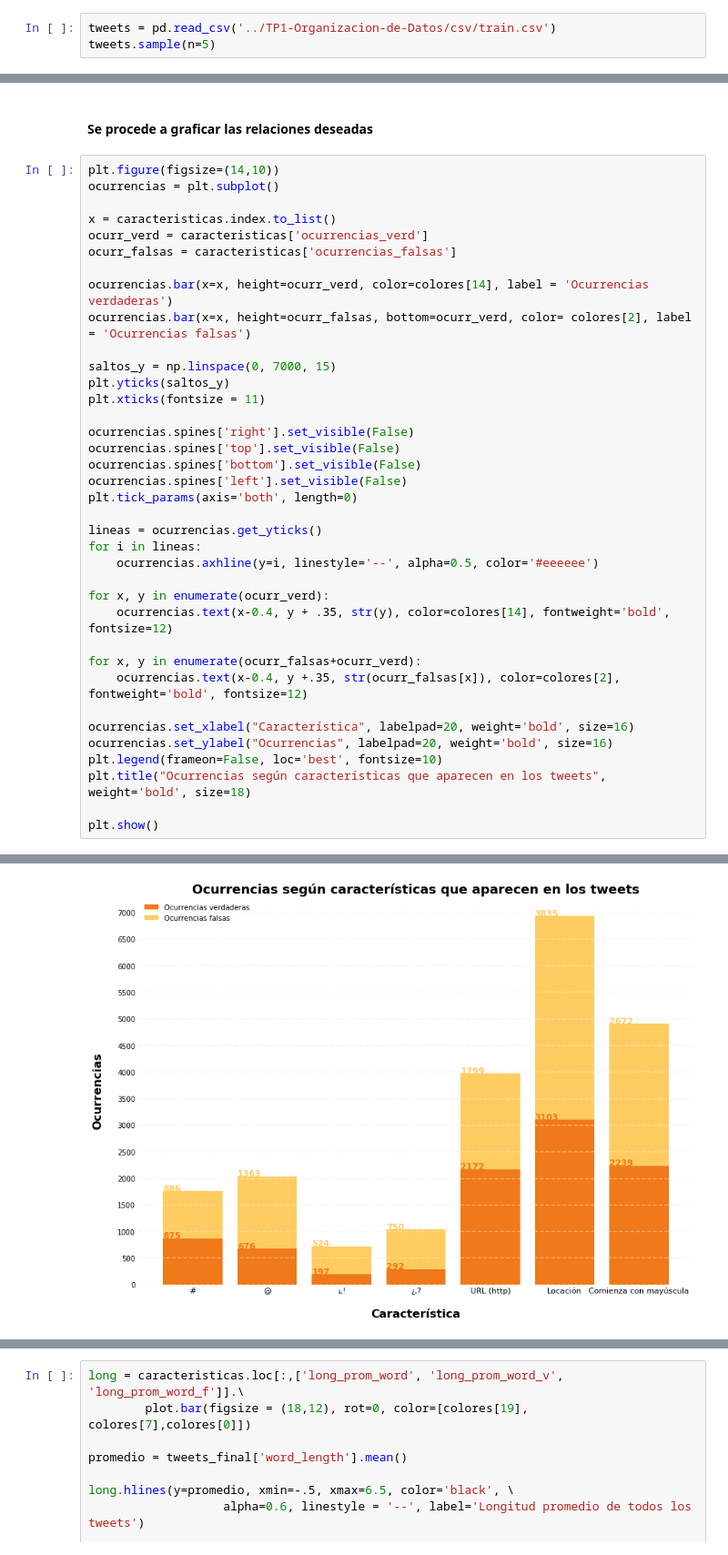
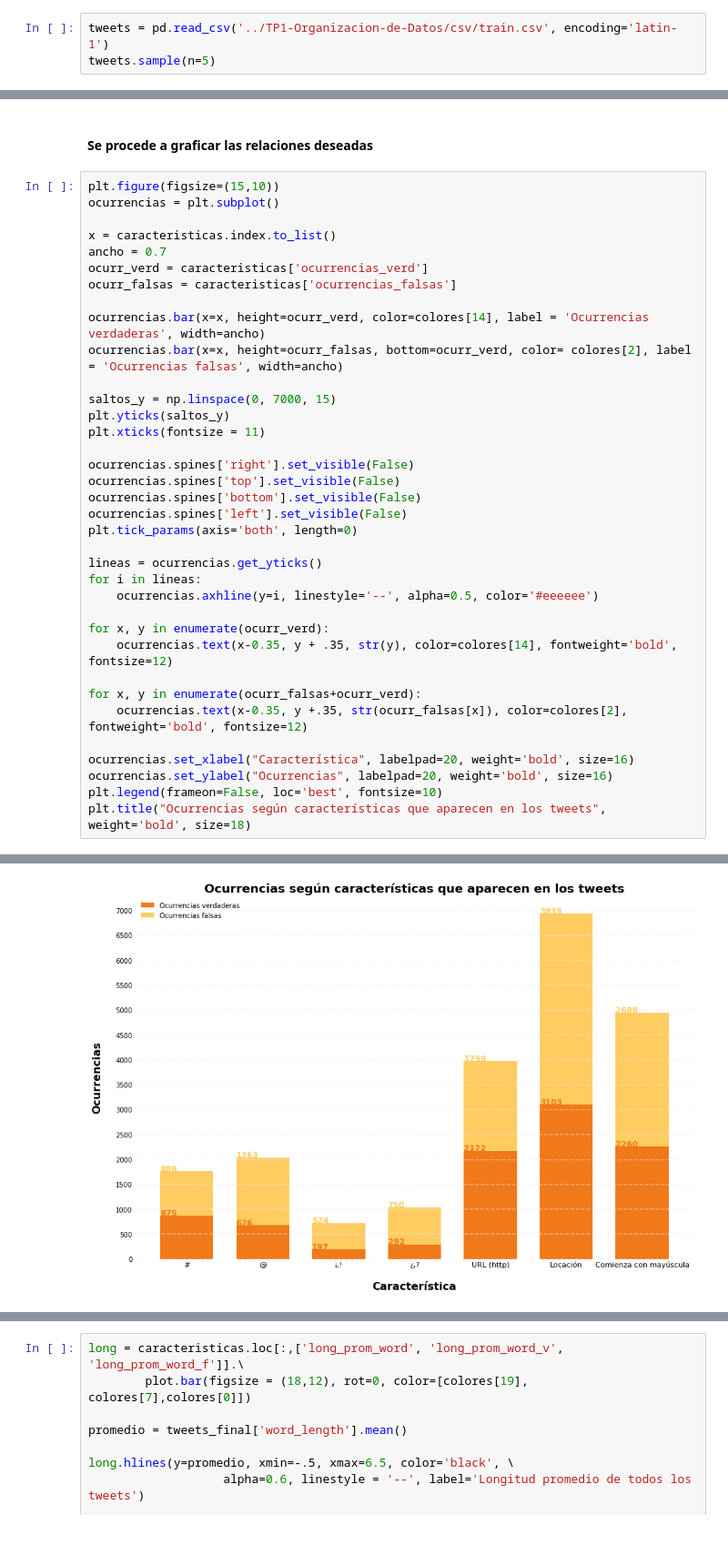
Before and after one commit to RiedelNicolas/TP1-Organizacion-de-Datos, a Jupyter notebook: Gonza.ipynb, the cells around one changed output, grey strips where cells are left out. Shown at 91% size. Cells and saved outputs as stored; diff of their text form.

Commit message:
Agrego stacked bar plot

```diff
--- a/Gonza.ipynb
+++ b/Gonza.ipynb
@@ -15,7 +15,7 @@ from math import log, sqrt
 # %% [markdown]
 #### Se carga la información del csv principal a un dataframe.
 # %%
-tweets = pd.read_csv('../TP1-Organizacion-de-Datos/csv/train.csv')
+tweets = pd.read_csv('../TP1-Organizacion-de-Datos/csv/train.csv', encoding='latin-1')
 tweets.sample(n=5)
 # %% [output]
 |  | id | keyword | location | text | target |
@@ -1006,15 +1006,16 @@ caracteristicas
 # %% [markdown]
 #### Se procede a graficar las relaciones deseadas
 # %%
-plt.figure(figsize=(14,10))
+plt.figure(figsize=(15,10))
 ocurrencias = plt.subplot()
 
 x = caracteristicas.index.to_list()
+ancho = 0.7
 ocurr_verd = caracteristicas['ocurrencias_verd']
 ocurr_falsas = caracteristicas['ocurrencias_falsas']
 
-ocurrencias.bar(x=x, height=ocurr_verd, color=colores[14], label = 'Ocurrencias verdaderas')
-ocurrencias.bar(x=x, height=ocurr_falsas, bottom=ocurr_verd, color= colores[2], label = 'Ocurrencias falsas')
+ocurrencias.bar(x=x, height=ocurr_verd, color=colores[14], label = 'Ocurrencias verdaderas', width=ancho)
+ocurrencias.bar(x=x, height=ocurr_falsas, bottom=ocurr_verd, color= colores[2], label = 'Ocurrencias falsas', width=ancho)
 
 saltos_y = np.linspace(0, 7000, 15)
 plt.yticks(saltos_y)
@@ -1031,15 +1032,13 @@ for i in lineas:
     ocurrencias.axhline(y=i, linestyle='--', alpha=0.5, color='#eeeeee')
 
 for x, y in enumerate(ocurr_verd):
-    ocurrencias.text(x-0.4, y + .35, str(y), color=colores[14], fontweight='bold', fontsize=12)
+    ocurrencias.text(x-0.35, y + .35, str(y), color=colores[14], fontweight='bold', fontsize=12)
 
 for x, y in enumerate(ocurr_falsas+ocurr_verd):
-    ocurrencias.text(x-0.4, y +.35, str(ocurr_falsas[x]), color=colores[2], fontweight='bold', fontsize=12)
+    ocurrencias.text(x-0.35, y +.35, str(ocurr_falsas[x]), color=colores[2], fontweight='bold', fontsize=12)
 
 ocurrencias.set_xlabel("Característica", labelpad=20, weight='bold', size=16)
 ocurrencias.set_ylabel("Ocurrencias", labelpad=20, weight='bold', size=16)
 plt.legend(frameon=False, loc='best', fontsize=10)
 plt.title("Ocurrencias según características que aparecen en los tweets", weight='bold', size=18)
-
-plt.show()
 # %% [output]
@@ -1046 +1046 @@ plt.show()
-[figure, old version]
+[figure, new version]
```
Also changed, not shown: parts of 20 cells of this notebook.
